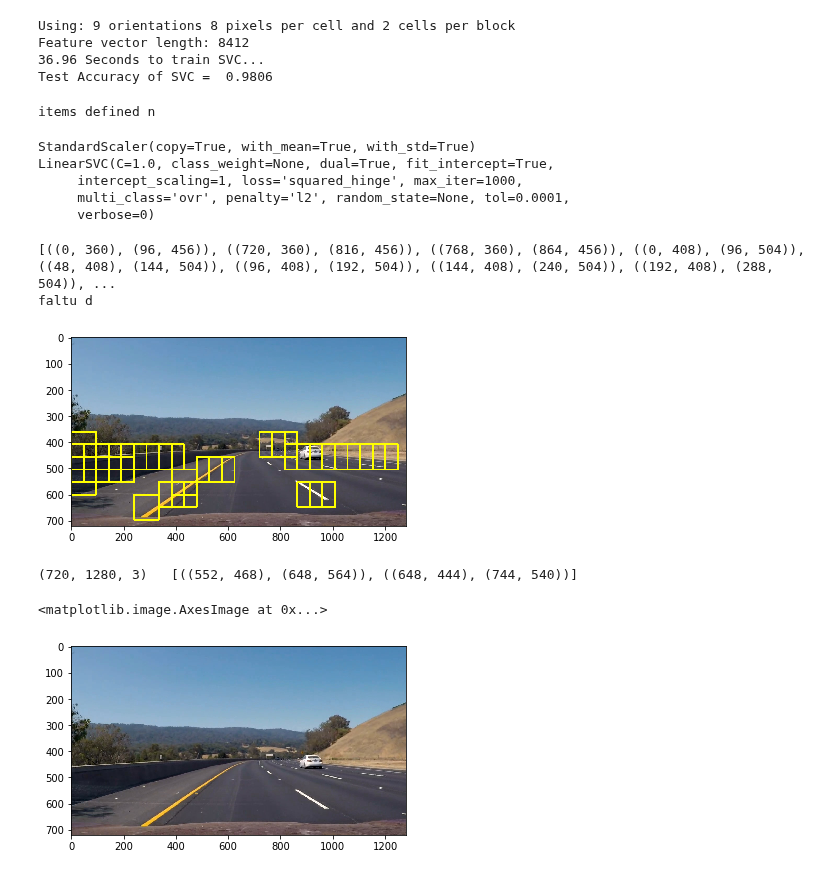
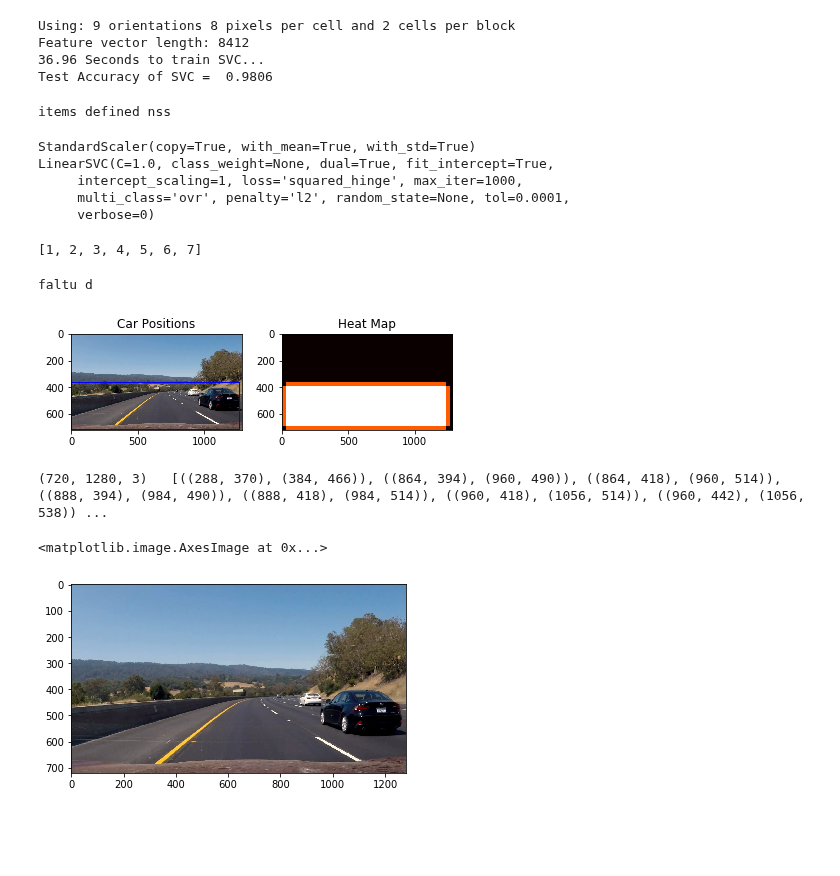
Before and after one commit to ikartiks/CarND-Vehicle-Detection-And-Tracking, a Jupyter notebook: P1.ipynb, the cells around one changed output. Saved outputs shown, nothing was run; the diff lists cells and outputs as text; code cells hidden in the pictures; blank space fills up the shorter version.

```diff
--- a/P1.ipynb
+++ b/P1.ipynb
@@ -561,7 +561,7 @@ def apply_threshold(heatmap, threshold):
     # Return thresholded map
     return heatmap
 
-def draw_labeled_bboxes(img, labels):
+def draw_labeled_bboxes(img, labels, color=(0, 0, 255)):
     # Iterate through all detected cars
     for car_number in range(1, labels[1]+1):
         # Find pixels with each car_number label value
@@ -663,26 +663,26 @@ Feature vector length: 8412
 36.96 Seconds to train SVC...
 Test Accuracy of SVC =  0.9806
 # %%
-color_space = 'HLS' # Can be RGB, HSV, LUV, HLS, YUV, YCrCb
+color_space = 'YCrCb' # Can be RGB, HSV, LUV, HLS, YUV, YCrCb
 orient = 9  # HOG orientations
 pix_per_cell = 8 # HOG pixels per cell
 cell_per_block = 2 # HOG cells per block
 hog_channel = "ALL" # Can be 0, 1, 2, or "ALL"
-spatial_size = (32, 32) # Spatial binning dimensions
+spatial_size = (16, 16) # Spatial binning dimensions
 hist_bins = 16    # Number of histogram bins
 spatial_feat = True # Spatial features on or off
 hist_feat = True # Histogram features on or off
 hog_feat = True # HOG features on or off
 y_start_stop = [None, None] # Min and max in y to search in slide_window()
 
-print('items defined n')
+print('items defined nss')
 # %% [output]
-items defined n
+items defined nss
 # %%
-X_scaler = pickle.load( open( "hls_spatial_hog_hist.p", "rb" ) )
+X_scaler = pickle.load( open( "YCrCb_hog_hist_spatial_16.p", "rb" ) )
 print(X_scaler)
 
-svc = pickle.load( open( "hls_spatial_hog_hist_svc.p", "rb" ) )
+svc = pickle.load( open( "YCrCb_hog_hist_spatial_16_svc.p", "rb" ) )
 print(svc)
 # %% [output]
 StandardScaler(copy=True, with_mean=True, with_std=True)
@@ -690,11 +690,20 @@ LinearSVC(C=1.0, class_weight=None, dual=True, fit_intercept=True,
      intercept_scaling=1, loss='squared_hinge', max_iter=1000,
      multi_class='ovr', penalty='l2', random_state=None, tol=0.0001,
      verbose=0)
+# %%
+a=[1,2,3,4]
+b=[5,6,7]
+c=a+b
+print(c)
+# %% [output]
+[1, 2, 3, 4, 5, 6, 7]
 # %%
+
+
 # Using search and classify
 t=time.time()
 
-image = mpimg.imread('output/vid647.jpg')
+image = mpimg.imread('output/vid747.jpg')
 
 heat = np.zeros_like(image[:,:,0]).astype(np.float)
 
@@ -705,8 +714,25 @@ draw_image = np.copy(image)
 # image you are searching is a .jpg (scaled 0 to 255)
 #image = image.astype(np.float32)/255
 
-windows = slide_window(image, x_start_stop=[None, None], y_start_stop=y_start_stop,
+'''
+windows1 = slide_window(image, x_start_stop=[None, None], y_start_stop=y_start_stop,
                     xy_window=(96, 96), xy_overlap=(0.5, 0.5))
+
+windows2 = slide_window(image, x_start_stop=[None, None], y_start_stop=y_start_stop,
+                    xy_window=(40, 40), xy_overlap=(0.5, 0.5))
+
+windows3 = slide_window(image, x_start_stop=[None, None], y_start_stop=y_start_stop,
+                    xy_window=(200, 200), xy_overlap=(0.5, 0.5))
+
+
+
+'''
+
+windows4 = slide_window(image, x_start_stop=[None, None], y_start_stop=y_start_stop,
+                    xy_window=(60, 60), xy_overlap=(0.5, 0.5))
+
+windows = windows4#windows1+windows2+windows3+
+
 
 hot_windows = search_windows(image, windows, svc, X_scaler, color_space=color_space,
                         spatial_size=spatial_size, hist_bins=hist_bins,
@@ -714,6 +740,7 @@ hot_windows = search_windows(image, windows, svc, X_scaler, color_space=color_sp
                         cell_per_block=cell_per_block,
                         hog_channel=hog_channel, spatial_feat=spatial_feat,
                         hist_feat=hist_feat, hog_feat=hog_feat)
+
 
 
 heat = add_heat(heat,hot_windows)
@@ -722,56 +749,59 @@ heat = add_heat(heat,hot_windows)
 heat = apply_threshold(heat,1)
 
 # Visualize the heatmap when displaying
 heatmap = np.clip(heat, 0, 255)
 
 # Find final boxes from heatmap using label function
 labels = label(heatmap)
 
 #print(labels.shape,' \n ',lables)
 
-'''
+
 draw_img = draw_labeled_bboxes(draw_image, labels)
 
 
 
 fig = plt.figure()
 fig.figsize=(10,10)
 plt.subplot(121)
 plt.imshow(draw_img)
 plt.title('Car Positions')
 plt.subplot(122)
-plt.imshow(heatmap, cmap='gray')#
+plt.imshow(heatmap, cmap='hot')#
 plt.title('Heat Map')
 fig.tight_layout()
+
+
+
+
+'''
+#print(windows)
+print('hot',len(hot_windows))
+window_img = draw_boxes(draw_image, hot_windows, color=(255, 255, 0), thick=6)
+
+plt.imshow(window_img)
 
 '''
 
 
-print(hot_windows)
-window_img = draw_boxes(draw_image, hot_windows, color=(255, 255, 0), thick=6)
-
-plt.imshow(window_img)
-
-
 
 print('faltu d')
 # %% [output]
-[((0, 360), (96, 456)), ((720, 360), (816, 456)), ((768, 360), (864, 456)), ((0, 408), (96, 504)), ((48, 408), (144, 504)), ((96, 408), (192, 504)), ((144, 408), (240, 504)), ((192, 408), (288, 504)), ...
 faltu d
-[figure, old version]
+[figure, new version]
 # %%
 #Using find cars
 
 #747 2 cars one behind
 #63 no cars
-image = mpimg.imread('output/vid647.jpg')
+image = mpimg.imread('output/vid747.jpg')
 draw_image = np.copy(image)
 
 #print(image.shape)
 
 heat = np.zeros_like(image[:,:,0]).astype(np.float)
 
-ystart = 300
+ystart = 250
 ystop = 600
 scale = 1.5
 #print(ystart,' s9 ', ystop,' s8 ', scale,' 7s ', svc,' s6 ', X_scaler,' s5 ', orient,' s4 ', pix_per_cell,' s3 ', cell_per_block,' s2 ', spatial_size,' s1 ', hist_bins)
@@ -781,9 +811,9 @@ print(image.shape,' ',bbox)
 
 plt.imshow(image)
 # %% [output]
-(720, 1280, 3)   [((552, 468), (648, 564)), ((648, 444), (744, 540))]
+(720, 1280, 3)   [((288, 370), (384, 466)), ((864, 394), (960, 490)), ((864, 418), (960, 514)), ((888, 394), (984, 490)), ((888, 418), (984, 514)), ((960, 418), (1056, 514)), ((960, 442), (1056, 538)) ...
 <matplotlib.image.AxesImage at 0x...>
-[figure, old version]
+[figure, new version]
 # %%
 #print(bbox[1])
 
```
Also changed, not shown: parts of 3 cells of this notebook, 3 other files.
